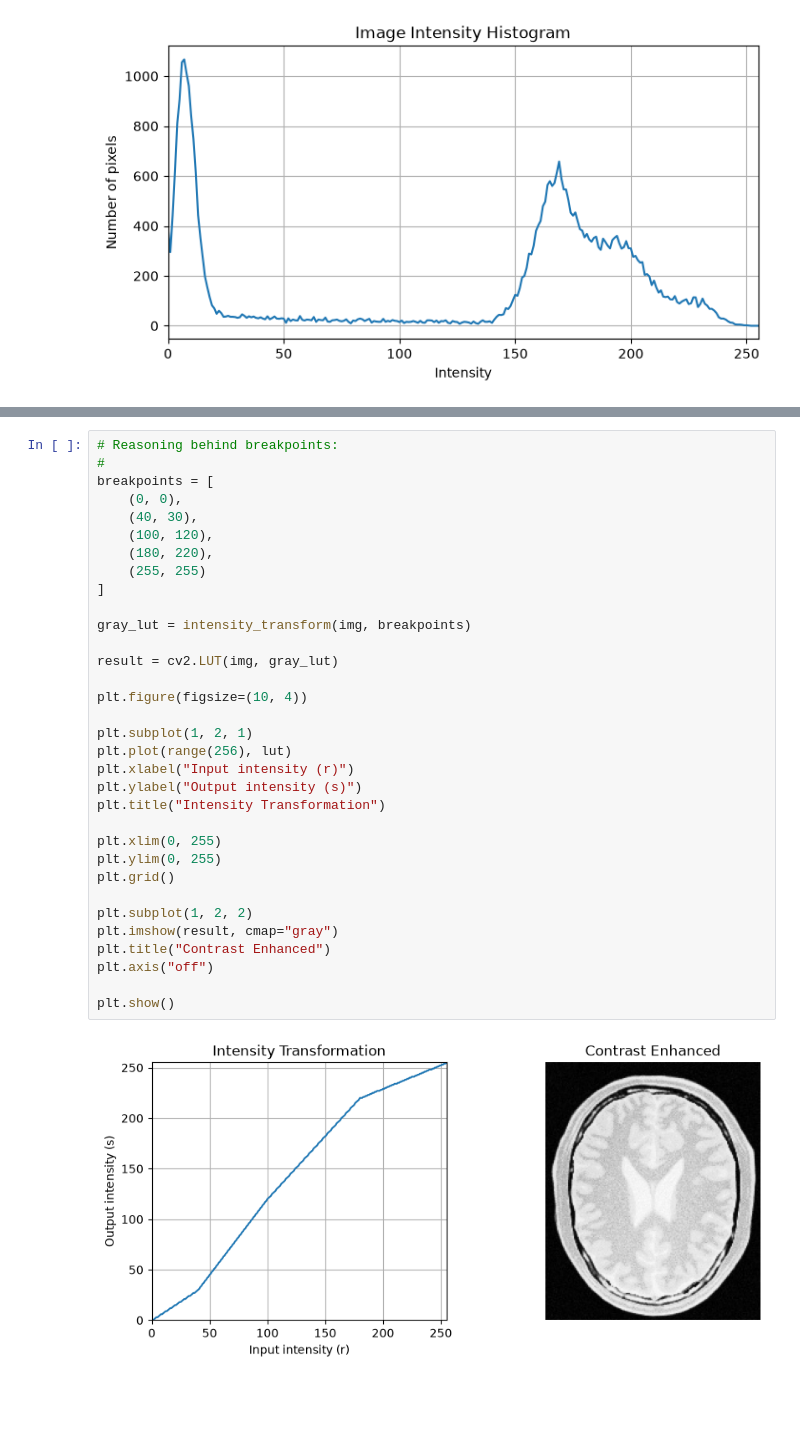
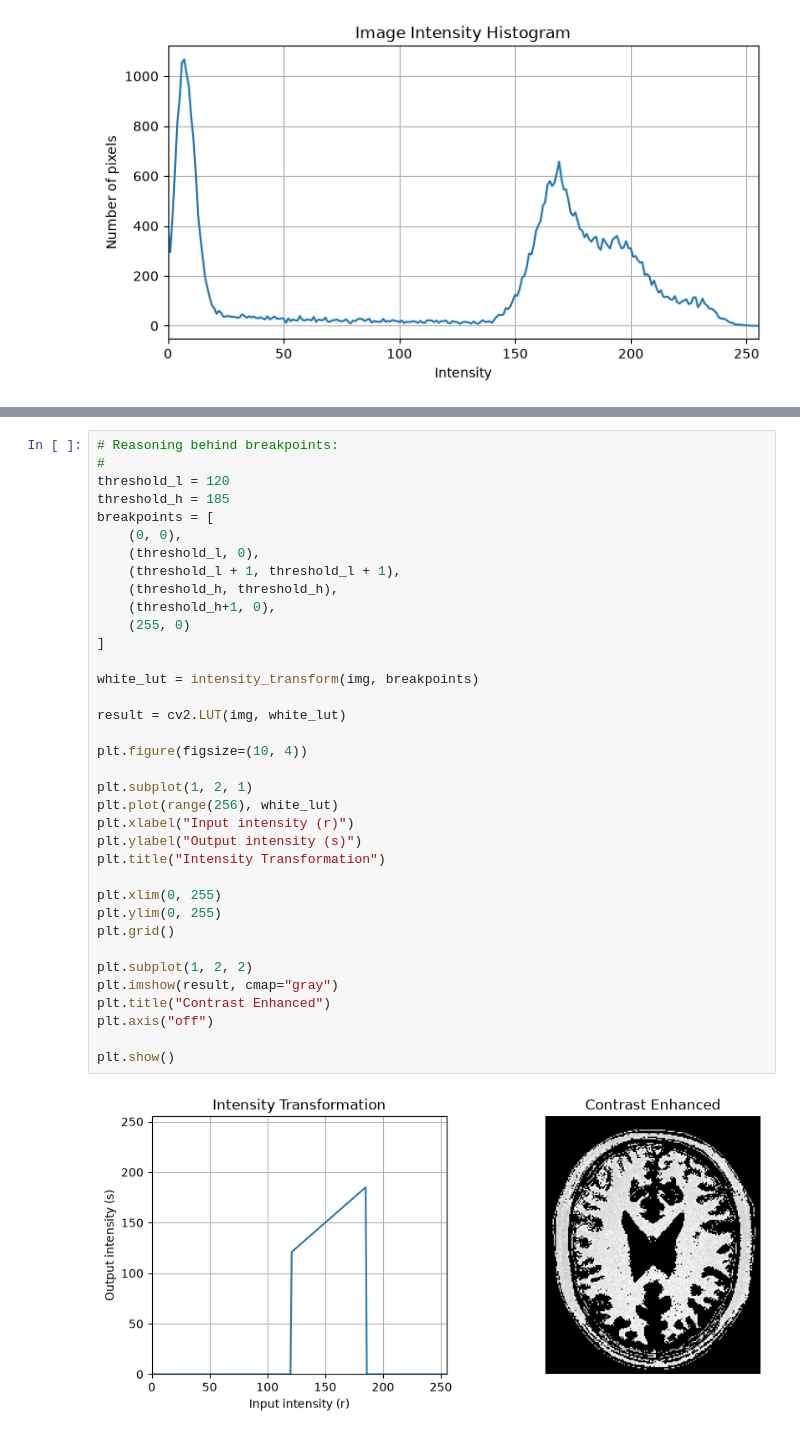
Before and after one commit to rus1ru/EN3160_Assignment_1, a Jupyter notebook: assignment_01.ipynb, the cells around one changed output, grey strips where cells are left out. Cells and saved outputs as stored; diff of their text form; blank space fills up the shorter version.

Commit message:
Calibrated the breakpoints for brain image

```diff
--- a/assignment_01.ipynb
+++ b/assignment_01.ipynb
@@ -138,35 +142,38 @@ plt.show()
 # %%
 # Reasoning behind breakpoints:
 #
+threshold_l = 120
+threshold_h = 185
 breakpoints = [
     (0, 0),
-    (40, 30),
-    (100, 120),
-    (180, 220),
-    (255, 255)
+    (threshold_l, 0),
+    (threshold_l + 1, threshold_l + 1),
+    (threshold_h, threshold_h),
+    (threshold_h+1, 0),
+    (255, 0)
 ]
 
-gray_lut = intensity_transform(img, breakpoints)
+white_lut = intensity_transform(img, breakpoints)
 
-result = cv2.LUT(img, gray_lut)
+result = cv2.LUT(img, white_lut)
 
 plt.figure(figsize=(10, 4))
 
 plt.subplot(1, 2, 1)
-plt.plot(range(256), lut)
+plt.plot(range(256), white_lut)
 plt.xlabel("Input intensity (r)")
 plt.ylabel("Output intensity (s)")
 plt.title("Intensity Transformation")
 
 plt.xlim(0, 255)
 plt.ylim(0, 255)
 plt.grid()
 
 plt.subplot(1, 2, 2)
 plt.imshow(result, cmap="gray")
 plt.title("Contrast Enhanced")
 plt.axis("off")
 
 plt.show()
 # %% [output]
-[figure, old version]
+[figure, new version]
```
Also changed, not shown: parts of 1 cell of this notebook.
